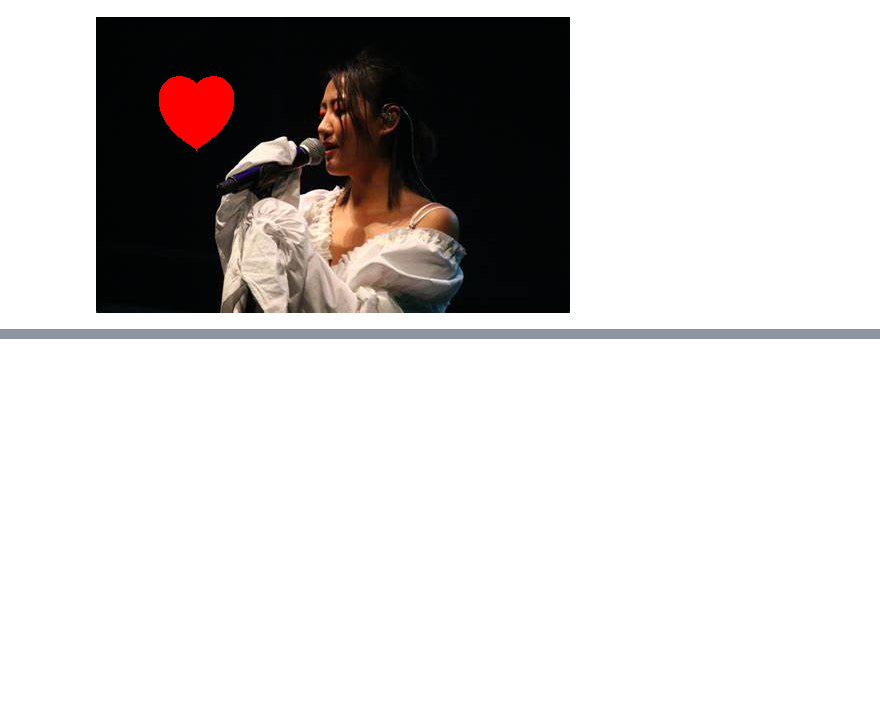
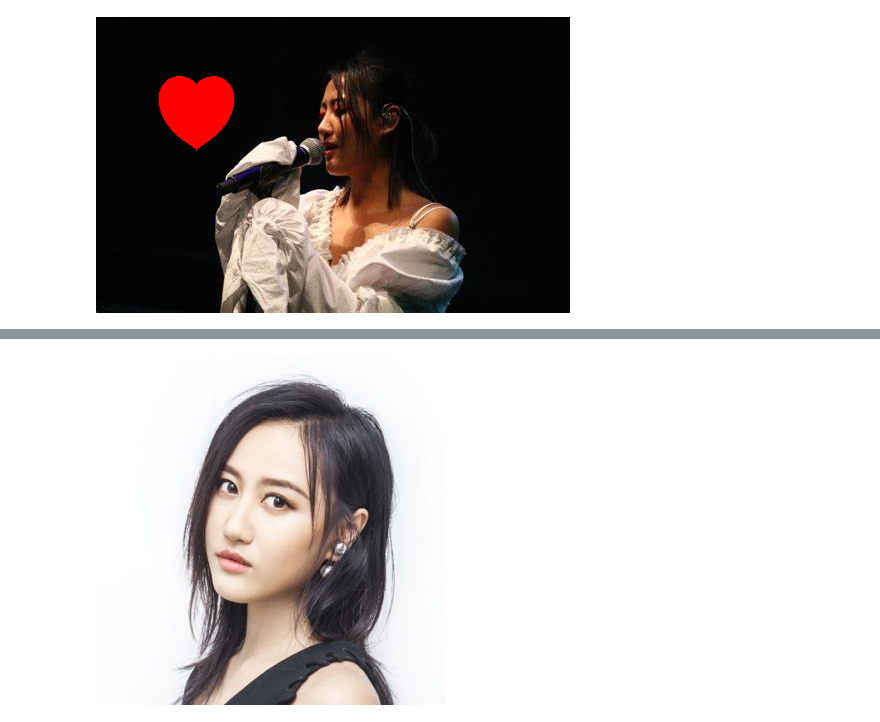
Before and after one commit to steve-hao/pillow, a Jupyter notebook: example.ipynb, the cells around one changed output, grey strips where cells are left out. Saved outputs shown, nothing was run; the diff lists cells and outputs as text; code cells hidden in the pictures; blank space fills up the shorter version.

```diff
--- a/example.ipynb
+++ b/example.ipynb
@@ -10,0 +31,4 @@ im
+# %%
+im
+# %% [output]
+[figure, added]
```
Also changed, not shown: parts of 23 cells of this notebook, 8 other files.
